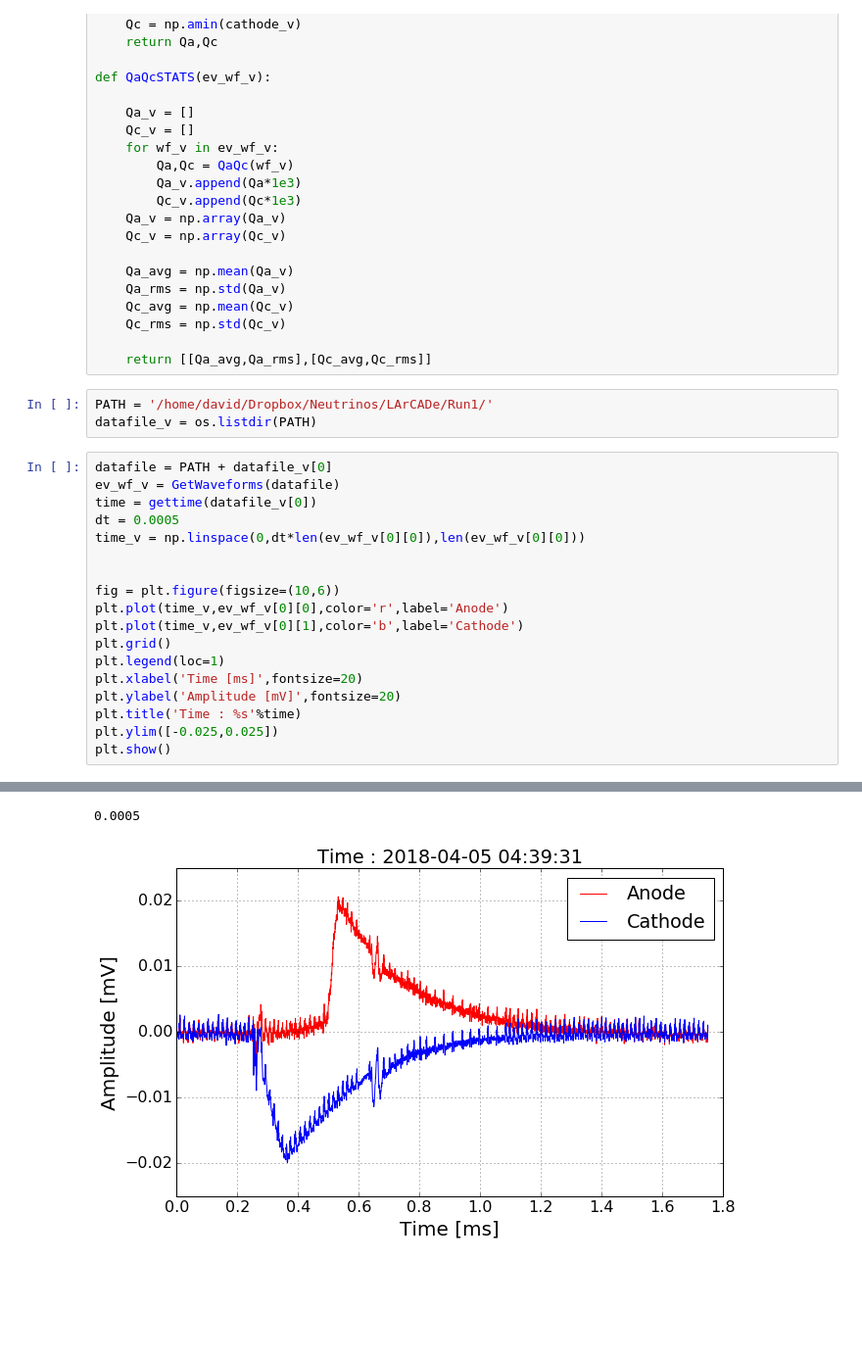
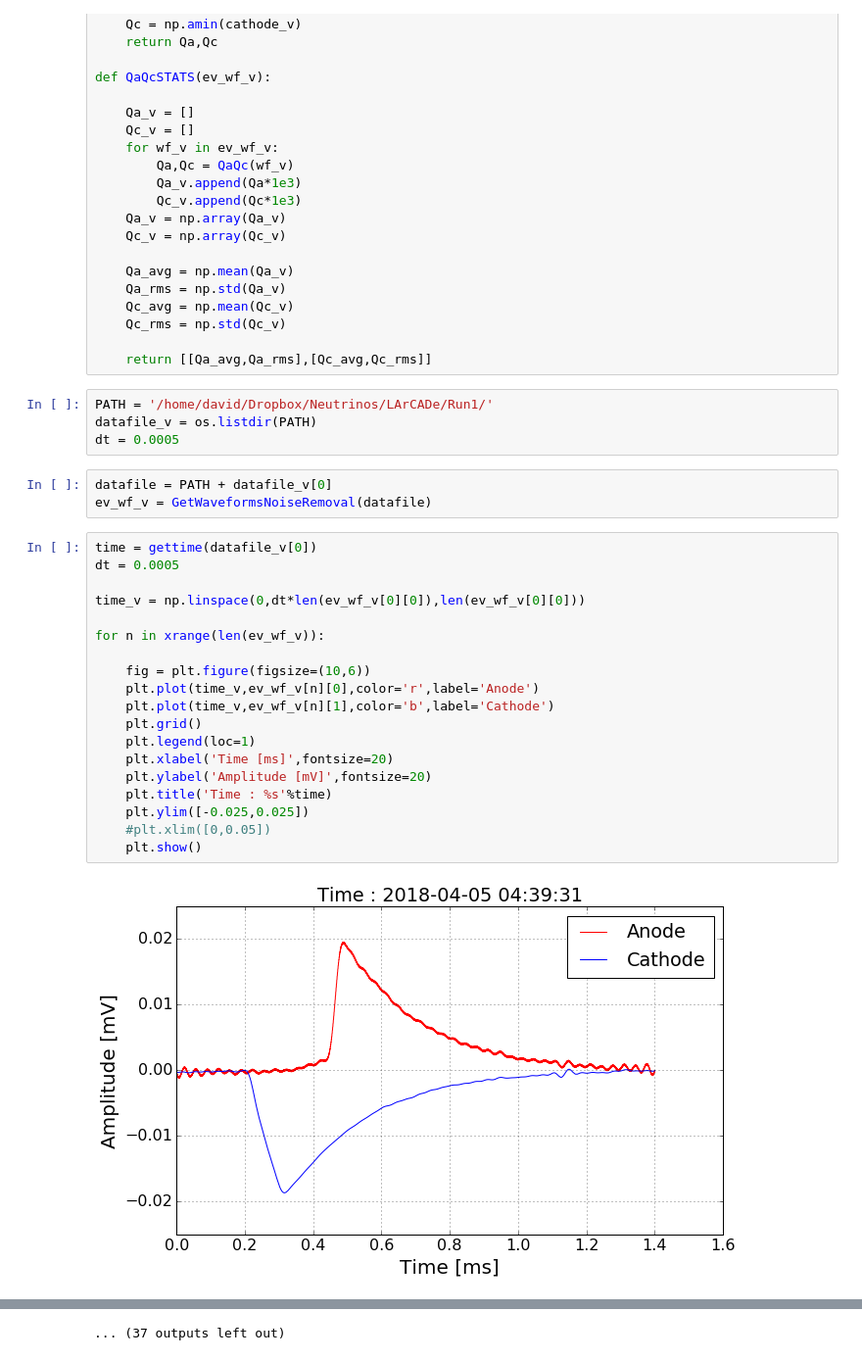
Before and after one commit to davidc1/PrM, a Jupyter notebook: WFdisplay.ipynb, the cells around one changed output, grey strips where cells are left out. Shown at 98% size. Saved outputs shown, nothing was run; the diff lists cells and outputs as text; blank space fills up the shorter version.

Commit message:
updated including noise filtering and splitting evd/ana notebooks --DC

```diff
--- a/WFdisplay.ipynb
+++ b/WFdisplay.ipynb
@@ -52,22 +52,28 @@ def QaQcSTATS(ev_wf_v):
 # %%
 PATH = '/home/david/Dropbox/Neutrinos/LArCADe/Run1/'
 datafile_v = os.listdir(PATH)
+dt = 0.0005
+# %%
+datafile = PATH + datafile_v[0]
+ev_wf_v = GetWaveformsNoiseRemoval(datafile)
 # %%
-datafile = PATH + datafile_v[0]
-ev_wf_v = GetWaveforms(datafile)
 time = gettime(datafile_v[0])
 dt = 0.0005
+
 time_v = np.linspace(0,dt*len(ev_wf_v[0][0]),len(ev_wf_v[0][0]))
 
+for n in xrange(len(ev_wf_v)):
 
-fig = plt.figure(figsize=(10,6))
-plt.plot(time_v,ev_wf_v[0][0],color='r',label='Anode')
-plt.plot(time_v,ev_wf_v[0][1],color='b',label='Cathode')
-plt.grid()
-plt.legend(loc=1)
-plt.xlabel('Time [ms]',fontsize=20)
-plt.ylabel('Amplitude [mV]',fontsize=20)
-plt.title('Time : %s'%time)
-plt.ylim([-0.025,0.025])
-plt.show()
+    fig = plt.figure(figsize=(10,6))
+    plt.plot(time_v,ev_wf_v[n][0],color='r',label='Anode')
+    plt.plot(time_v,ev_wf_v[n][1],color='b',label='Cathode')
+    plt.grid()
+    plt.legend(loc=1)
+    plt.xlabel('Time [ms]',fontsize=20)
+    plt.ylabel('Amplitude [mV]',fontsize=20)
+    plt.title('Time : %s'%time)
+    plt.ylim([-0.025,0.025])
+    #plt.xlim([0,0.05])
+    plt.show()
 # %% [output]
+[figure, new version]
@@ -74,2 +91 @@ plt.show()
-0.0005
+... (37 outputs left out)
-[figure, old version]
```
Also changed, not shown: parts of 4 cells of this notebook, 3 other files.
